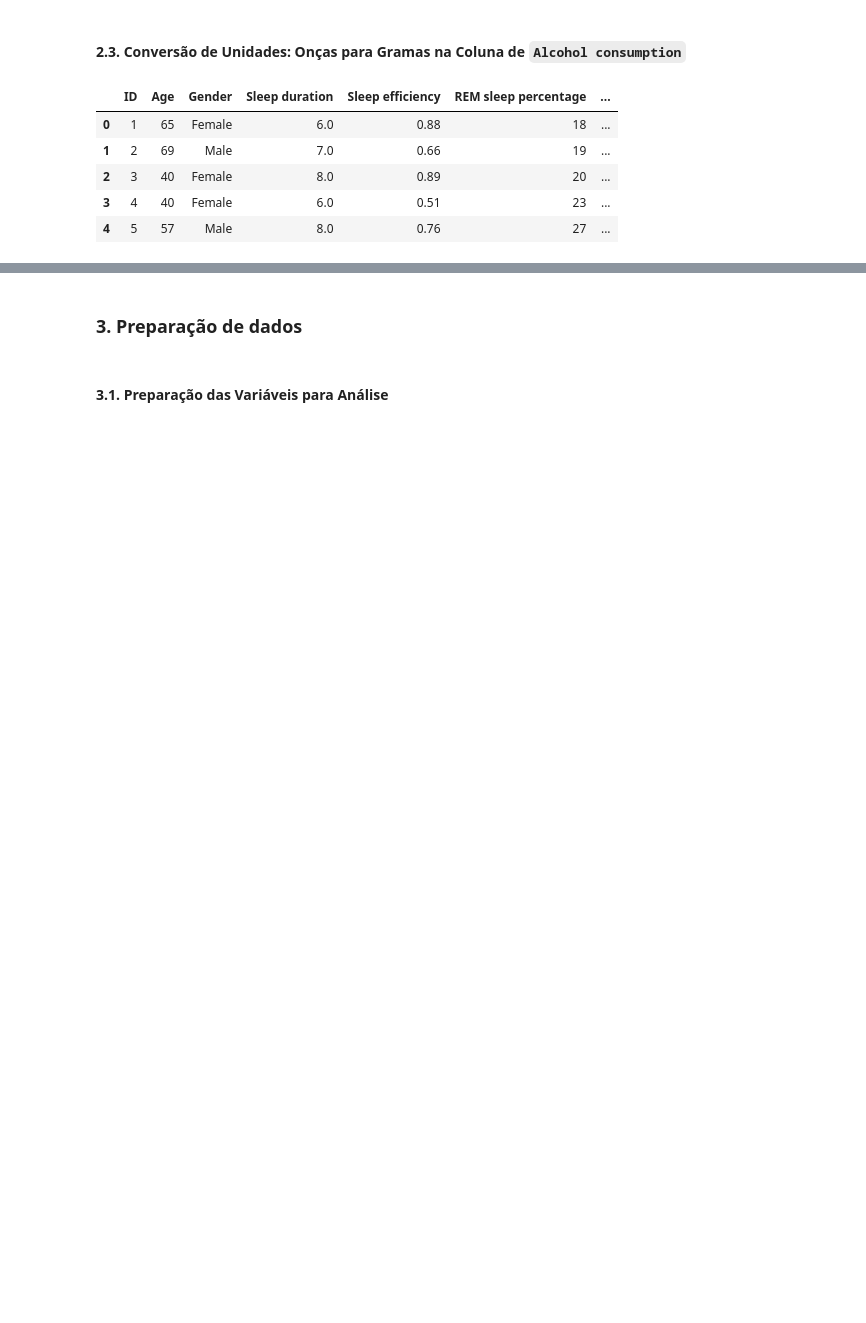
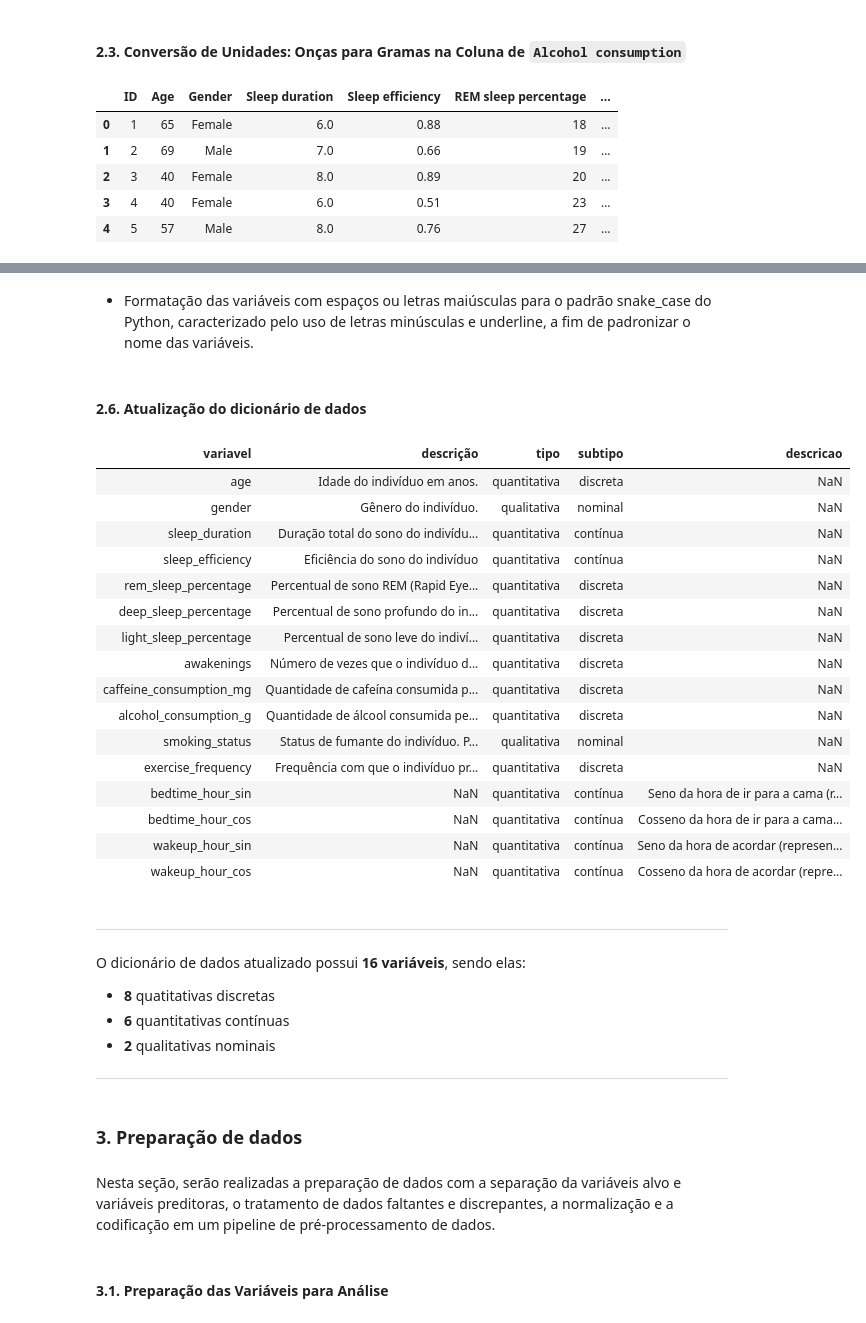
Before and after one commit to KesavaS2/Kesava_Menezes, a Jupyter notebook: notebooks/ 02-comparative_analysis.ipynb, the cells around one changed output, grey strips where cells are left out. Saved outputs shown, nothing was run; the diff lists cells and outputs as text; code cells hidden in the pictures; blank space fills up the shorter version.

```diff
--- a/notebooks/ 02-comparative_analysis.ipynb
+++ b/notebooks/ 02-comparative_analysis.ipynb
@@ -286,0 +428,9 @@ display(df.head().round(2))
+# %%
+# Exclusão da coluna 'ID' do conjunto de dados
+
+df = df.drop(columns=['ID'])
+
+# Exclusão das colunas 'ID', 'Bedtime' e 'Wakeup time' do dicionário de dados
+
+variables_to_exclude = ['ID', 'Bedtime', 'Wakeup time']
+df_dict = df_dict[~df_dict['variavel'].isin(variables_to_exclude)]
@@ -287,5 +463,72 @@ display(df.head().round(2))
+# %% [markdown]
+* Formatação das variáveis com espaços ou letras maiúsculas para o padrão snake_case do Python, caracterizado pelo uso de letras minúsculas e underline, a fim de padronizar o nome das variáveis.
+# %% [markdown]
+#### 2.6. Atualização do dicionário de dados
+# %%
+# Criando as novas entradas para o dicionário de dados
+
+new_columns = pd.DataFrame({
+    'variavel': ['bedtime_hour_sin', 'bedtime_hour_cos', 'wakeup_hour_sin', 'wakeup_hour_cos'],
+    'descricao': [
+        'Seno da hora de ir para a cama (representação cíclica)',
+        'Cosseno da hora de ir para a cama (representação cíclica)',
+        'Seno da hora de acordar (representação cíclica)',
+        'Cosseno da hora de acordar (representação cíclica)'
+    ],
+    'tipo': ['quantitativa', 'quantitativa', 'quantitativa', 'quantitativa'],
+    'subtipo': ['contínua', 'contínua', 'contínua', 'contínua']
+})
+
+df_dict = pd.concat([df_dict, new_columns], ignore_index=True)
+
+# Substituindo os nomes das variáveis no dicionário de dados
+
+df_dict['variavel'] = df_dict['variavel'].str.replace(' ', '_').str.lower()
+
+df_dict.replace({
+      'caffeine_consumption': 'caffeine_consumption_mg',
+      'alcohol_consumption': 'alcohol_consumption_g',
+}, inplace=True)
+
+display(HTML(df_dict.to_html(index=False)))
+display(Markdown(
+    "---\n"
+    "O dicionário de dados atualizado possui **16 variáveis**, sendo elas:\n"
+    "* **8** quatitativas discretas\n"
+    "* **6** quantitativas contínuas\n"
+    "* **2** qualitativas nominais"
+    "\n\n"
+    "---"
+))
+# %% [output]
+| variavel | descrição | tipo | subtipo | descricao |
+| age | Idade do indivíduo em anos. | quantitativa | discreta | NaN |
+| gender | Gênero do indivíduo. | qualitativa | nominal | NaN |
+| sleep_duration | Duração total do sono do indivídu... | quantitativa | contínua | NaN |
+| sleep_efficiency | Eficiência do sono do indivíduo | quantitativa | contínua | NaN |
+| rem_sleep_percentage | Percentual de sono REM (Rapid Eye... | quantitativa | discreta | NaN |
+| deep_sleep_percentage | Percentual de sono profundo do in... | quantitativa | discreta | NaN |
+| light_sleep_percentage | Percentual de sono leve do indiví... | quantitativa | discreta | NaN |
+| awakenings | Número de vezes que o indivíduo d... | quantitativa | discreta | NaN |
+| caffeine_consumption_mg | Quantidade de cafeína consumida p... | quantitativa | discreta | NaN |
+| alcohol_consumption_g | Quantidade de álcool consumida pe... | quantitativa | discreta | NaN |
+| smoking_status | Status de fumante do indivíduo. P... | qualitativa | nominal | NaN |
+| exercise_frequency | Frequência com que o indivíduo pr... | quantitativa | discreta | NaN |
+| bedtime_hour_sin | NaN | quantitativa | contínua | Seno da hora de ir para a cama (r... |
+| bedtime_hour_cos | NaN | quantitativa | contínua | Cosseno da hora de ir para a cama... |
+| wakeup_hour_sin | NaN | quantitativa | contínua | Seno da hora de acordar (represen... |
+| wakeup_hour_cos | NaN | quantitativa | contínua | Cosseno da hora de acordar (repre... |
+---
+O dicionário de dados atualizado possui **16 variáveis**, sendo elas:
+* **8** quatitativas discretas
+* **6** quantitativas contínuas
+* **2** qualitativas nominais
+
+---
 # %% [markdown]
 ### 3. Preparação de dados
+# %% [markdown]
+Nesta seção, serão realizadas a preparação de dados com a separação da variáveis alvo e variáveis preditoras, o tratamento de dados faltantes e discrepantes, a normalização e a codificação em um pipeline de pré-processamento de dados.
 # %% [markdown]
 #### 3.1. Preparação das Variáveis para Análise
 # %%
```
Also changed, not shown: parts of 48 cells of this notebook.
